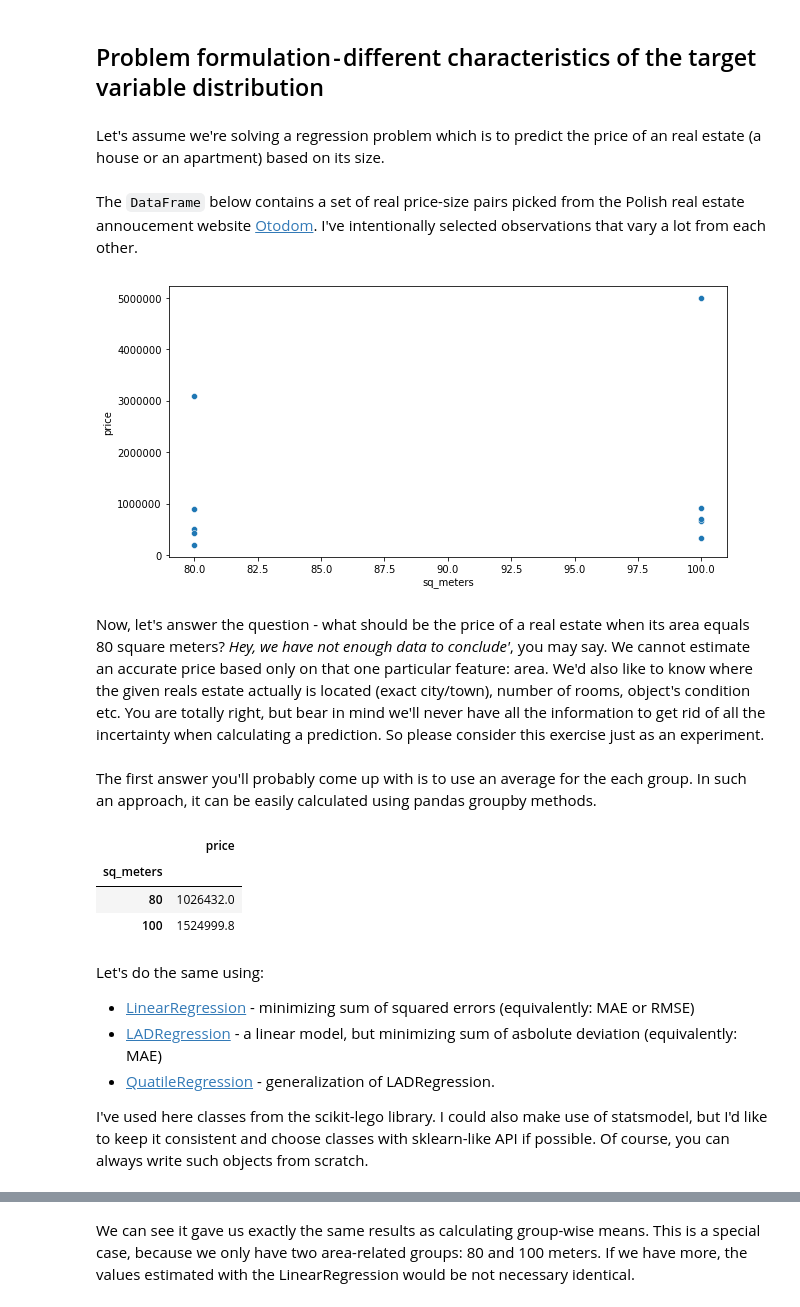
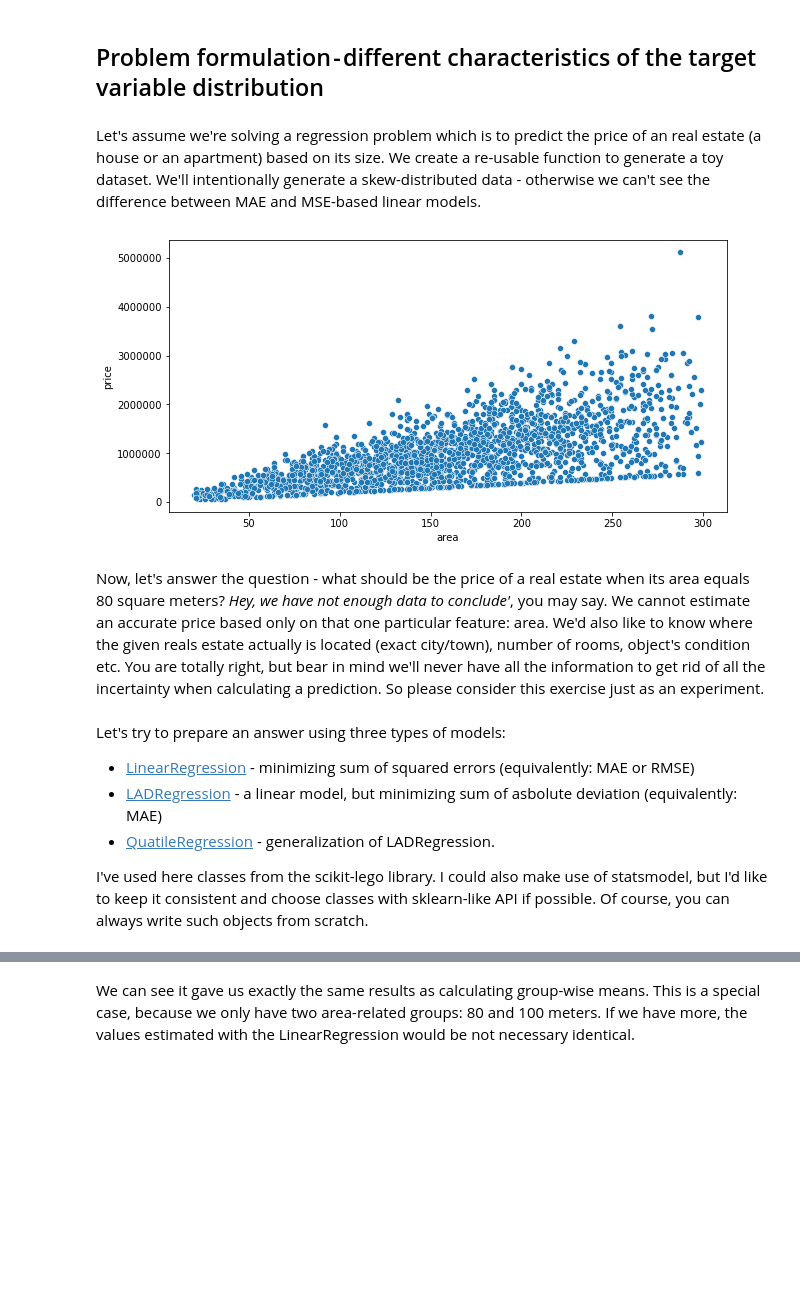
Before and after one commit to krzjoa/medium, a Jupyter notebook: 1_quantile_expectile.ipynb, the cells around one changed output, grey strips where cells are left out. Drawn from its saved outputs; the diff is of its cells as text; code cells hidden in the pictures; blank space fills up the shorter version.

Commit message:
Fake data generated

```diff
--- a/1_quantile_expectile.ipynb
+++ b/1_quantile_expectile.ipynb
@@ -14,39 +14,57 @@ def generate_
 # %% [markdown]
-Let's assume we're solving a regression problem which is to predict the price of an real estate (a house or an apartment) based on its size.
+Let's assume we're solving a regression problem which is to predict the price of an real estate (a house or an apartment) based on its size. We create a re-usable function to generate a toy dataset. We'll intentionally generate a skew-distributed data - otherwise we can't see the difference between MAE and MSE-based linear models.
-# %% [markdown]
-The `DataFrame` below contains a set of real price-size pairs picked from the Polish real estate annoucement website [Otodom](otodom.pl). I've intentionally selected observations that vary a lot from each other.
-# %%
-import pandas as pd
-import seaborn as sns
-import matplotlib.pyplot as plt
-plt.rcParams['figure.figsize'] = [10, 5]
-
-data = pd.DataFrame({
-    'sq_meters': [80, 80, 80, 80, 80,
-                  100, 100, 100, 100, 100],
-    'price': [520000, 3093160, 890000, 199000, 430000,
-              670000, 925000, 330000, 4999999, 700000]
-})
-
-sns.scatterplot(data=data, x='sq_meters', y='price')
-# plt.show()
-plt.savefig('data.png')
-# %% [output]
-[figure, removed]
+# %%
+import pandas as pd
+import numpy as np
+from typing import Tuple, List
+
+import seaborn as sns
+import matplotlib.pyplot as plt
+plt.rcParams['figure.figsize'] = [10, 5]
+
+import scipy
+np.set_printoptions(suppress=True, precision=6)
+pd.set_option('display.float_format', lambda x: '%.3f' % x)
+
+
+def generate_offers(area_range: Tuple[int, int] = (20, 300),
+                    mean: float = 6000,
+                    sigma: float = 3000,
+                    samples: int = 2000):
+
+    # Generate range of possible areas
+    area_range = np.arange(area_range[0], area_range[1])
+
+    # Generate probabilities of occurrence for different areas
+    prob = scipy.stats.norm.pdf(area_range, loc=np.mean(area_range), scale=np.std(area_range))
+    prob = prob / prob.sum()
+    samples = np.random.choice(area_range, samples, p=prob)
+
+    # Generate prices per unit
+    # We could also use lognormal dostribution, but this way is more
+    # from my point of view
+    prices = np.random.normal(mean, sigma, size=len(samples))
+    prices[prices < 2000] = 2000
+
+    data = pd.DataFrame({
+        'area': samples,
+        'price': samples * prices
+    })
+    return data
+
+data = generate_offers()
+# %%
+# data.plot.scatter(x='area', y='price')
+sns.scatterplot(data=data, x='area', y='price')
+plt.show()
+# plt.savefig('data.png')
+# %% [output]
+[figure, added]
 # %% [markdown]
 Now, let's answer the question - what should be the price of a real estate when its area equals 80 square meters?
 *Hey, we have not enough data to conclude'*, you may say. We cannot estimate an accurate price based only on that one particular feature: area. We'd also like to know where the given reals estate actually is located (exact city/town), number of rooms, object's condition etc. You are totally right, but bear in mind we'll never have all the information to get rid of all the incertainty when calculating a prediction. So please consider this exercise just as an experiment.
-# %% [markdown]
-The first answer you'll probably come up with is to use an average for the each group. In such an approach, it can be easily calculated using pandas groupby methods.
-# %%
-data.groupby('sq_meters').mean()
-# %% [output]
-|  | price |
-| sq_meters |  |
-| 80 | 1026432.0 |
-| 100 | 1524999.8 |
 # %% [markdown]
-Let's do the same using:
+Let's try to prepare an answer using three types of models:
 
 * [LinearRegression](https://scikit-learn.org/stable/modules/generated/sklearn.linear_model.LinearRegression.html) - minimizing sum of squared errors (equivalently: MAE or RMSE)
 * [LADRegression]() - a linear model, but minimizing sum of asbolute deviation (equivalently: MAE)
```
Also changed, not shown: parts of 8 cells of this notebook.
